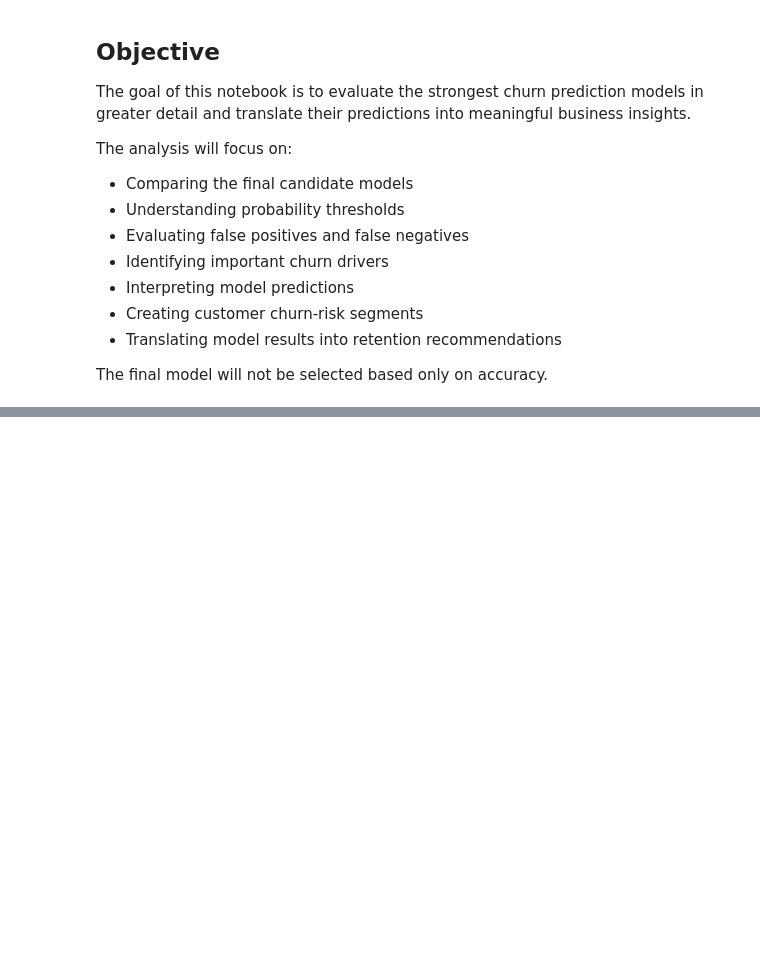
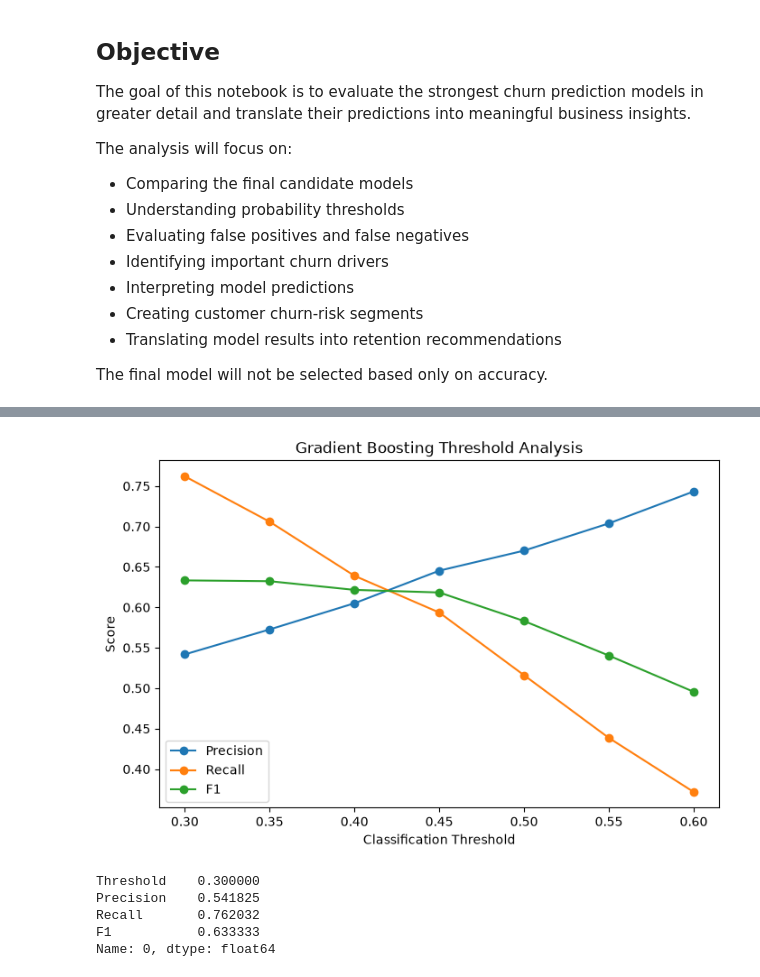
Before and after one commit to Lunasgogoi/customer-churn-analytics, a Jupyter notebook: notebooks/06_model_evaluation_and_interpretation.ipynb, the cells around one changed output, grey strips where cells are left out. Drawn from its saved outputs; the diff is of its cells as text; code cells hidden in the pictures; blank space fills up the shorter version.

```diff
--- a/notebooks/06_model_evaluation_and_interpretation.ipynb
+++ b/notebooks/06_model_evaluation_and_interpretation.ipynb
@@ -18,0 +148,18 @@ The final model will not be selected based only on accuracy.
+# %%
+thresholds = [0.30, 0.35, 0.40, 0.45, 0.50, 0.55, 0.60]
+
+threshold_results = []
+
+for threshold in thresholds:
+    pred = (gb_prob >= threshold).astype(int)
+
+    threshold_results.append({
+        "Threshold": threshold,
+        "Precision": precision_score(y_test, pred),
+        "Recall": recall_score(y_test, pred),
+        "F1": f1_score(y_test, pred)
+    })
+
+threshold_df = pd.DataFrame(threshold_results)
+
+threshold_df
@@ -18,0 +175,44 @@ The final model will not be selected based only on accuracy.
+# %%
+plt.figure(figsize=(8, 5))
+
+plt.plot(
+    threshold_df["Threshold"],
+    threshold_df["Precision"],
+    marker="o",
+    label="Precision"
+)
+
+plt.plot(
+    threshold_df["Threshold"],
+    threshold_df["Recall"],
+    marker="o",
+    label="Recall"
+)
+
+plt.plot(
+    threshold_df["Threshold"],
+    threshold_df["F1"],
+    marker="o",
+    label="F1"
+)
+
+plt.xlabel("Classification Threshold")
+plt.ylabel("Score")
+plt.title("Gradient Boosting Threshold Analysis")
+plt.legend()
+
+plt.show()
+# %% [output]
+[figure, added]
+# %%
+best_threshold_row = threshold_df.loc[
+    threshold_df["F1"].idxmax()
+]
+
+best_threshold_row
+# %% [output]
+Threshold    0.300000
+Precision    0.541825
+Recall       0.762032
+F1           0.633333
+Name: 0, dtype: float64
```
Also changed, not shown: parts of 60 cells of this notebook, 20 other files.
